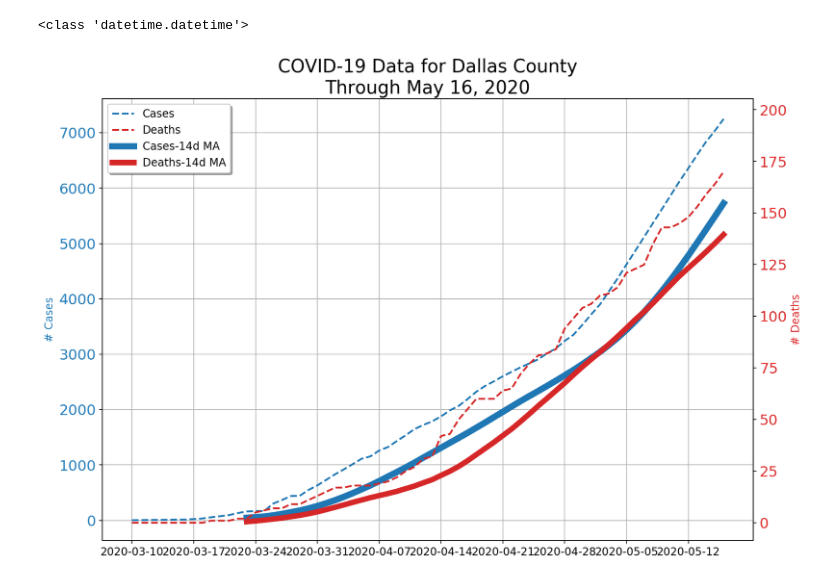
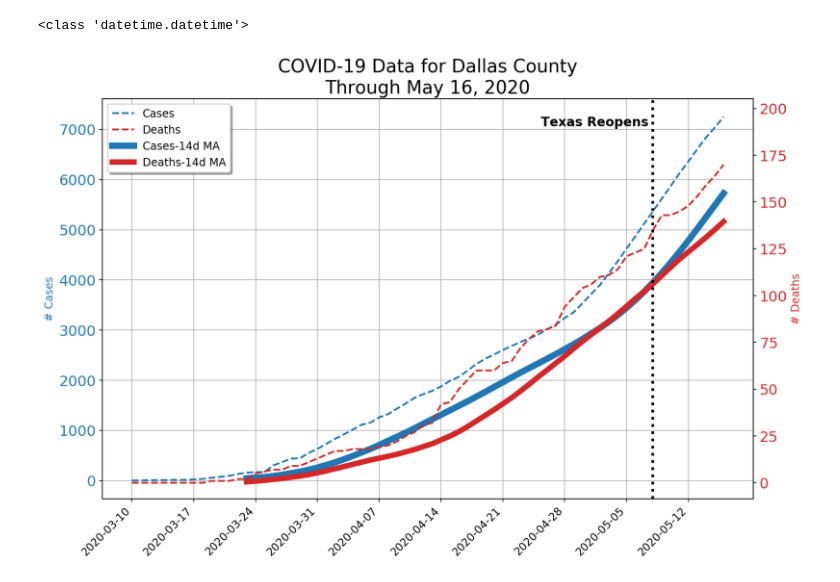
Before and after one commit to mattster/covid19analysis, a Jupyter notebook: CovidAnalysis-NYTdata.ipynb, the cells around one changed output. Cells and saved outputs as stored; diff of their text form; code cells hidden in the pictures.

Commit message:
added vertical line for Texas Reopens, more styling

```diff
--- a/CovidAnalysis-NYTdata.ipynb
+++ b/CovidAnalysis-NYTdata.ipynb
@@ -70,31 +70,39 @@ color1 = 'tab:blue'
 ax1.set_ylabel('# Cases', color=color1)
 lc, = ax1.plot(df_txdfw_pivot['cases'], linewidth=2, color=color1, linestyle='--')
 lcma, = ax1.plot(df_txdfw_pivot['cases_14dma'], linewidth = 7, color=color1, linestyle='-')
 ax1.set_xticks(ax1.get_xticks()[::7])
+#ax1.set_xticklabels(ax1.get_xticklabels(), rotation=45, ha='right')
+plt.setp(ax1.get_xticklabels(), rotation=45, ha='right')
 ax1.tick_params(axis='y', labelcolor=color1, labelsize=16)
 ax1.grid(True)
 
 ## secondary y axis - # Deaths
 ax2 = ax1.twinx()
 color2 = 'tab:red'
 ax2.set_ylabel('# Deaths', color=color2)
 ld, = ax2.plot(df_txdfw_pivot['deaths'], linewidth=2, color=color2, linestyle='--')
 ldma, = ax2.plot(df_txdfw_pivot['deaths_14dma'], color=color2, linewidth=6, linestyle='-')
 ax2.set_xticks(ax2.get_xticks()[::7])
+#ax2.set_xticklabels(ax2.get_xticklabels(), rotation=45, ha='right')
+plt.setp(ax2.get_xticklabels(), rotation=45, ha='right')
 ax2.tick_params(axis='y', labelcolor=color2, labelsize=16)
 y2_min, y2_max = ax2.get_ylim()
 y2_max_new = y2_max * 1.15
 ax2.set_ylim(bottom=y2_min, top=y2_max_new)
 
 ## x axis - display every 7 days
 
 xmin, xmax = ax1.get_xlim()
 latest_date_for_title = latest_day_dt.strftime("%b %d, %Y")
 
 ax1.legend((lc, ld, lcma, ldma), ('Cases', 'Deaths', 'Cases-14d MA', 'Deaths-14d MA'), loc='upper left', shadow=True)
 ax1.set_title(f"COVID-19 Data for Dallas County\nThrough {latest_date_for_title}", fontsize=20)
 
+plt.axvline('2020-05-08', color='k', linewidth=3, linestyle=':')
+#arrowprops = {'width': 1, 'headwidth': 1, 'headlength': 1, 'shrink':0.05 }
+ax2.annotate('Texas Reopens', xy=('2020-05-08', y2_max_new), ha='right', xytext=(-5,-30), textcoords='offset points', fontsize=14, fontweight='bold')
+
 fig.tight_layout()
 plt.show()
 # %% [output]
-[figure, old version]
+[figure, new version]
```
